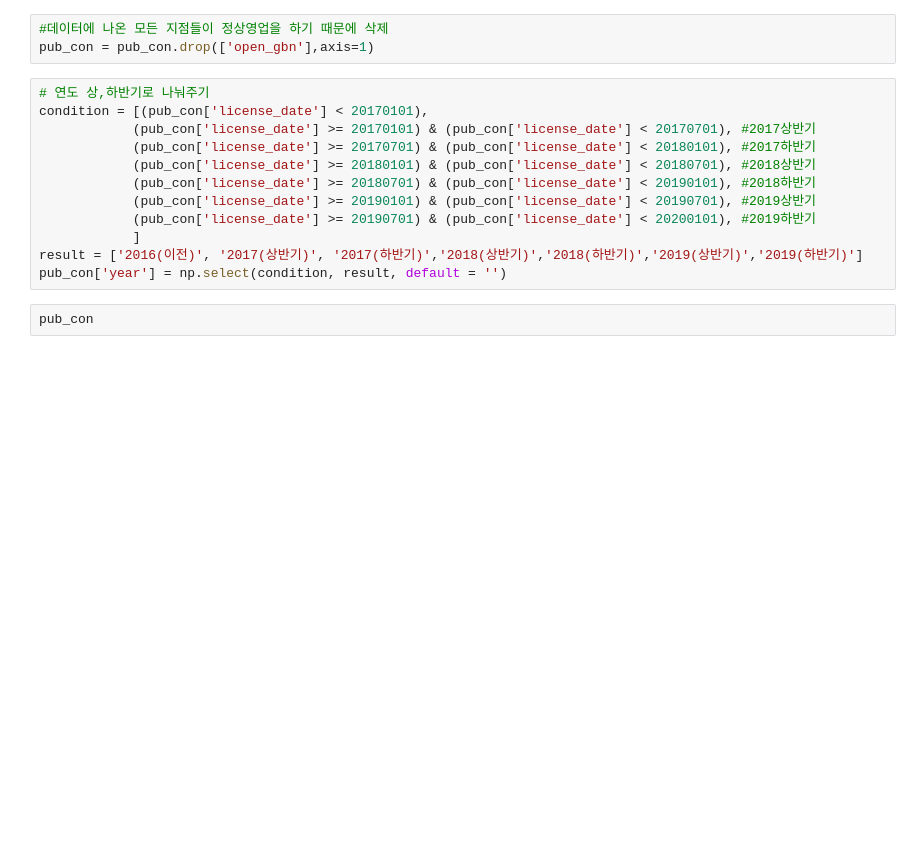
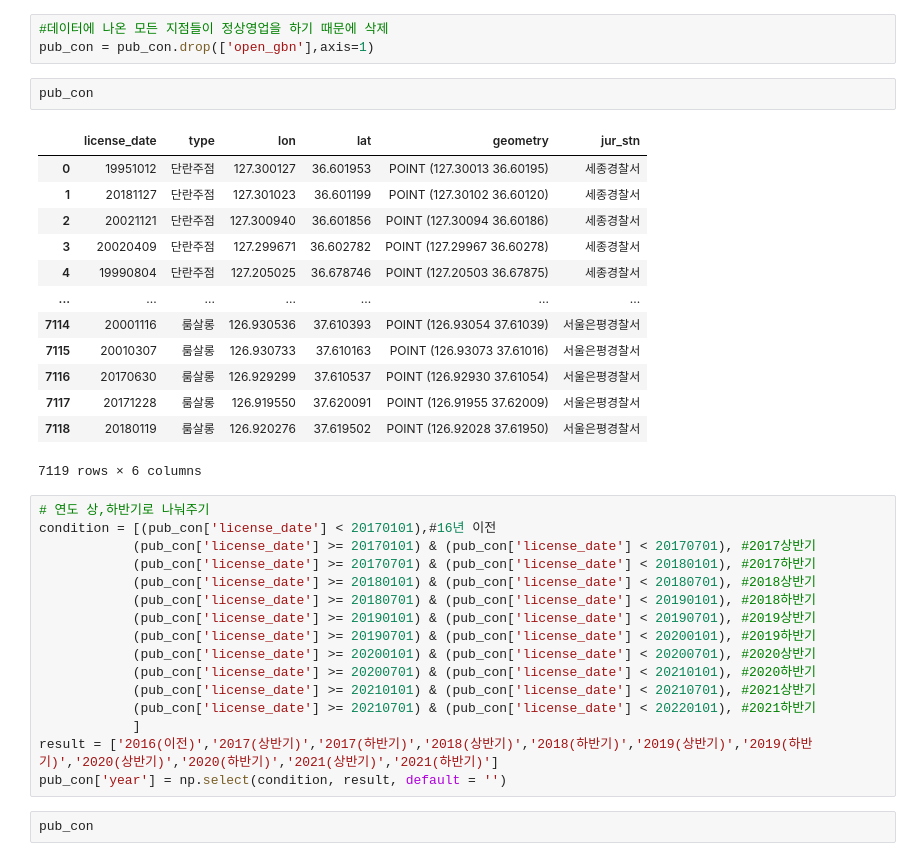
Before and after one commit to PpangPpang93/Main_project_police, a Jupyter notebook: processing_code/21번.유흥업소_전처리.ipynb, the cells around one changed output. Saved outputs shown, nothing was run; the diff lists cells and outputs as text; blank space fills up the shorter version.

```diff
--- a/processing_code/21번.유흥업소_전처리.ipynb
+++ b/processing_code/21번.유흥업소_전처리.ipynb
@@ -74,17 +74,37 @@ pub_con = pub_con.drop(['surroundings'], axis=1)
 # %%
 #데이터에 나온 모든 지점들이 정상영업을 하기 때문에 삭제
 pub_con = pub_con.drop(['open_gbn'],axis=1)
+# %%
+pub_con
+# %% [output]
+|  | license_date | type | lon | lat | geometry | jur_stn |
+| 0 | 19951012 | 단란주점 | 127.300127 | 36.601953 | POINT (127.30013 36.60195) | 세종경찰서 |
+| 1 | 20181127 | 단란주점 | 127.301023 | 36.601199 | POINT (127.30102 36.60120) | 세종경찰서 |
+| 2 | 20021121 | 단란주점 | 127.300940 | 36.601856 | POINT (127.30094 36.60186) | 세종경찰서 |
+| 3 | 20020409 | 단란주점 | 127.299671 | 36.602782 | POINT (127.29967 36.60278) | 세종경찰서 |
+| 4 | 19990804 | 단란주점 | 127.205025 | 36.678746 | POINT (127.20503 36.67875) | 세종경찰서 |
+| ... | ... | ... | ... | ... | ... | ... |
+| 7114 | 20001116 | 룸살롱 | 126.930536 | 37.610393 | POINT (126.93054 37.61039) | 서울은평경찰서 |
+| 7115 | 20010307 | 룸살롱 | 126.930733 | 37.610163 | POINT (126.93073 37.61016) | 서울은평경찰서 |
+| 7116 | 20170630 | 룸살롱 | 126.929299 | 37.610537 | POINT (126.92930 37.61054) | 서울은평경찰서 |
+| 7117 | 20171228 | 룸살롱 | 126.919550 | 37.620091 | POINT (126.91955 37.62009) | 서울은평경찰서 |
+| 7118 | 20180119 | 룸살롱 | 126.920276 | 37.619502 | POINT (126.92028 37.61950) | 서울은평경찰서 |
+7119 rows × 6 columns
 # %%
 # 연도 상,하반기로 나눠주기
-condition = [(pub_con['license_date'] < 20170101),
+condition = [(pub_con['license_date'] < 20170101),#16년 이전
             (pub_con['license_date'] >= 20170101) & (pub_con['license_date'] < 20170701), #2017상반기
             (pub_con['license_date'] >= 20170701) & (pub_con['license_date'] < 20180101), #2017하반기
             (pub_con['license_date'] >= 20180101) & (pub_con['license_date'] < 20180701), #2018상반기
             (pub_con['license_date'] >= 20180701) & (pub_con['license_date'] < 20190101), #2018하반기
             (pub_con['license_date'] >= 20190101) & (pub_con['license_date'] < 20190701), #2019상반기
             (pub_con['license_date'] >= 20190701) & (pub_con['license_date'] < 20200101), #2019하반기
+            (pub_con['license_date'] >= 20200101) & (pub_con['license_date'] < 20200701), #2020상반기
+            (pub_con['license_date'] >= 20200701) & (pub_con['license_date'] < 20210101), #2020하반기
+            (pub_con['license_date'] >= 20210101) & (pub_con['license_date'] < 20210701), #2021상반기
+            (pub_con['license_date'] >= 20210701) & (pub_con['license_date'] < 20220101), #2021하반기
             ]
-result = ['2016(이전)', '2017(상반기)', '2017(하반기)','2018(상반기)','2018(하반기)','2019(상반기)','2019(하반기)']
+result = ['2016(이전)','2017(상반기)','2017(하반기)','2018(상반기)','2018(하반기)','2019(상반기)','2019(하반기)','2020(상반기)','2020(하반기)','2021(상반기)','2021(하반기)']
 pub_con['year'] = np.select(condition, result, default = '')
 # %%
 pub_con
```
Also changed, not shown: parts of 15 cells of this notebook, 3 other files.
